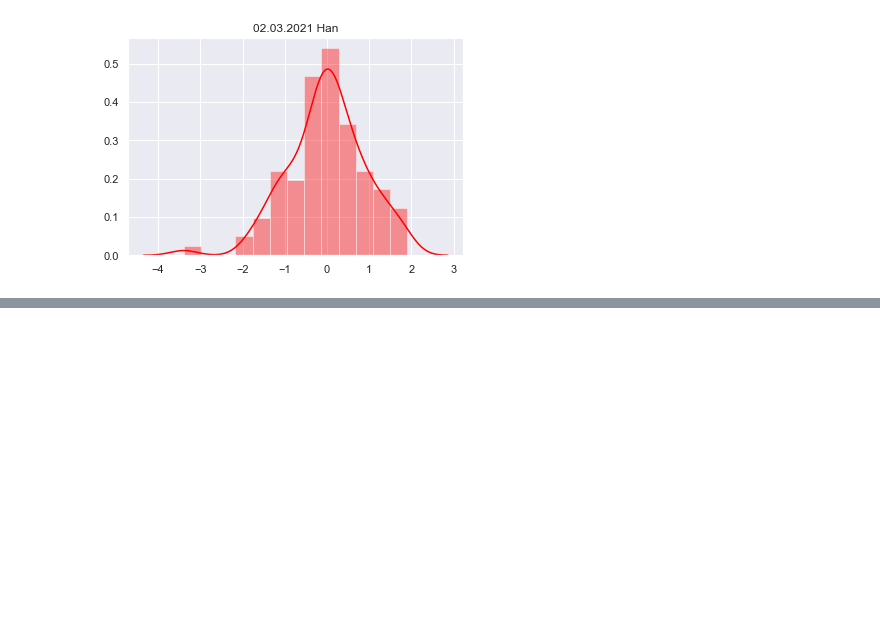
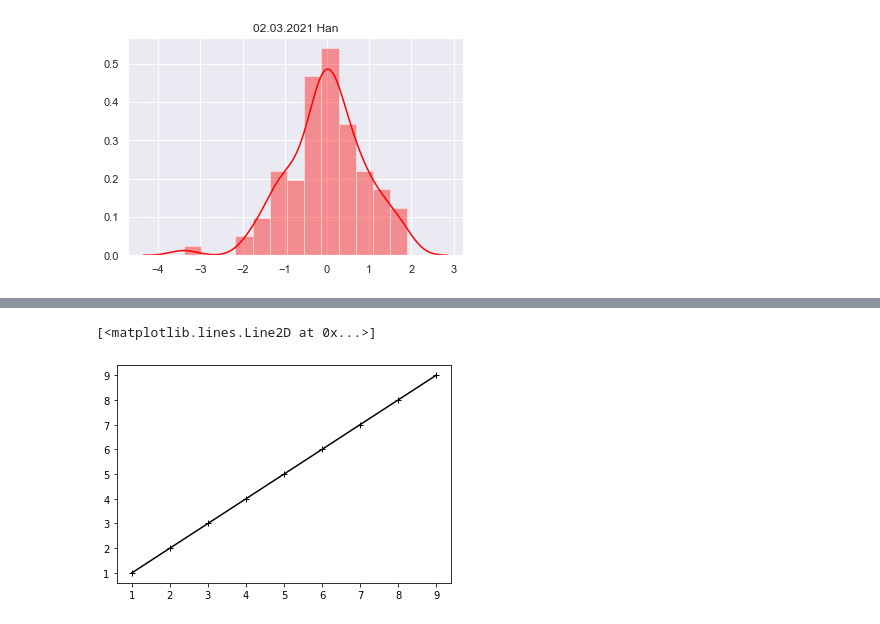
Before and after one commit to hanGemma/2020-11-30Data_Librarian_JHHan, a Jupyter notebook: Modul_3/notebook/example_jupyter.ipynb, the cells around one changed output, grey strips where cells are left out. Saved outputs shown, nothing was run; the diff lists cells and outputs as text; code cells hidden in the pictures; blank space fills up the shorter version.

```diff
--- a/Modul_3/notebook/example_jupyter.ipynb
+++ b/Modul_3/notebook/example_jupyter.ipynb
@@ -27,0 +60,9 @@ Text(0.5, 1.0, '02.03.2021 Han')
+# %%
+%matplotlib inline
+import matplotlib.pyplot as plt
+#dummy data
+x= range(1,10)
+plt.plot(x,x,c="black", linestyle='solid',marker='+')
+# %% [output]
+[<matplotlib.lines.Line2D at 0x...>]
+[figure, added]
```
Also changed, not shown: parts of 5 cells of this notebook, 7 other files.
